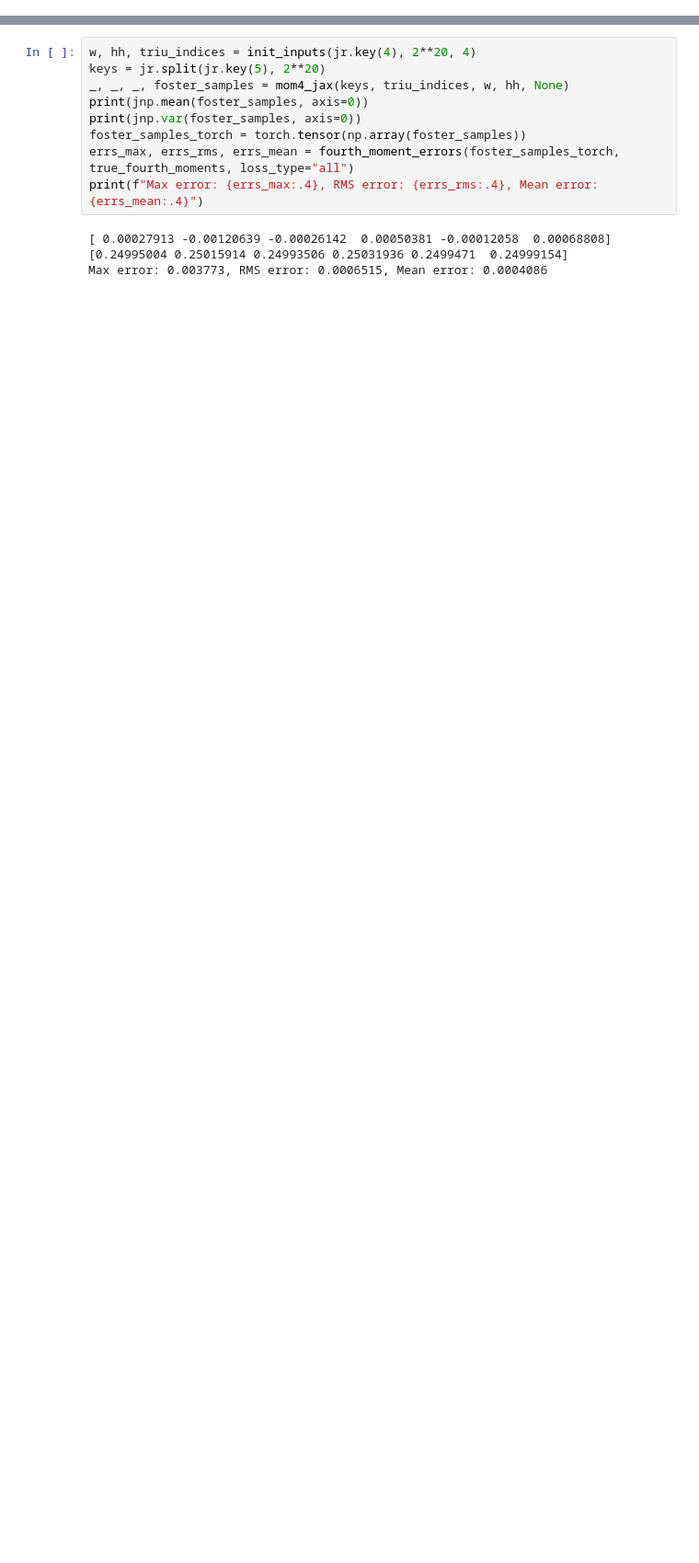
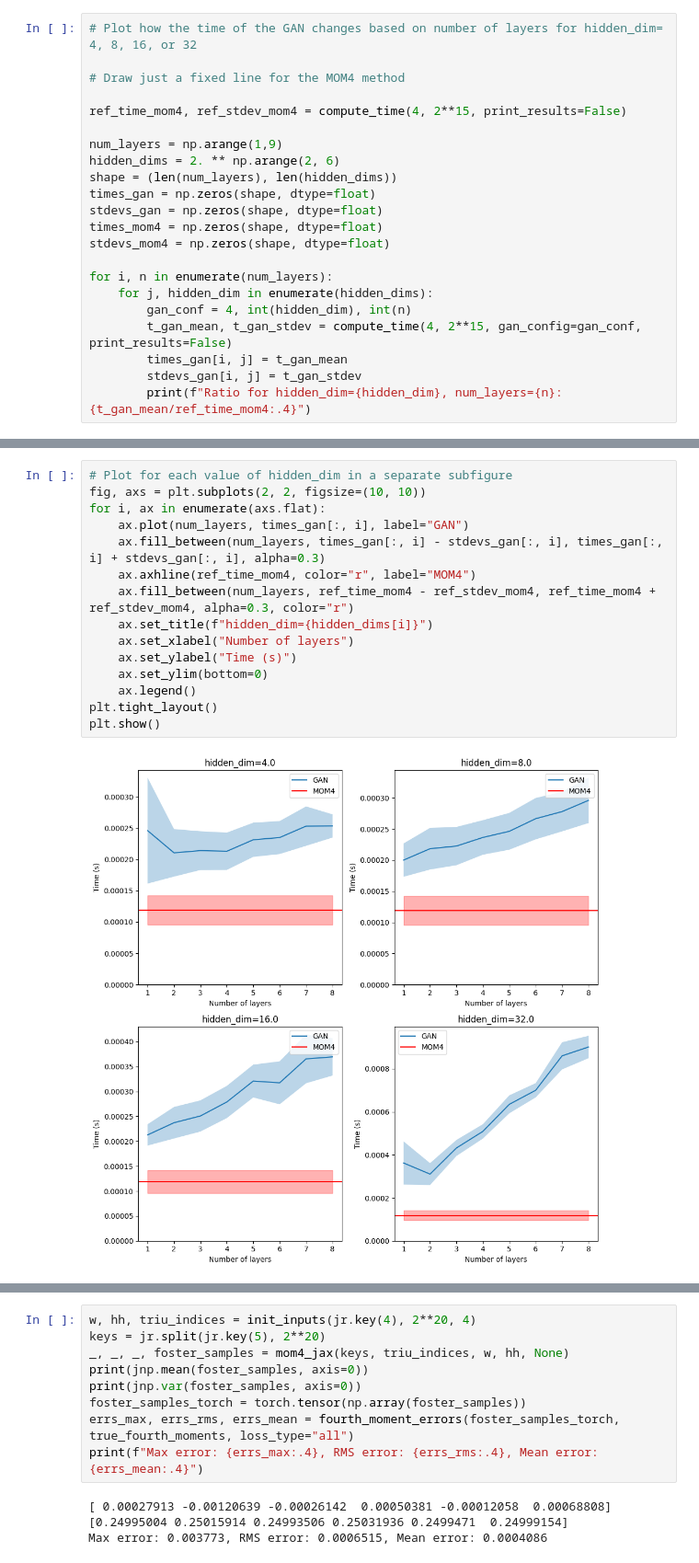
Before and after one commit to andyElking/LevyGAN, a Jupyter notebook: src/jax_model/stuff.ipynb, the cells around one changed output, grey strips where cells are left out. Shown at 92% size. Cells and saved outputs as stored; diff of their text form; blank space fills up the shorter version.

```diff
--- a/src/jax_model/stuff.ipynb
+++ b/src/jax_model/stuff.ipynb
@@ -138,0 +137,22 @@ Ratio for bm_dim=11: without hh: 9.724, with hh: 8.865
+# %%
+# Plot how the time of the GAN changes based on number of layers for hidden_dim= 4, 8, 16, or 32
+
+# Draw just a fixed line for the MOM4 method
+
+ref_time_mom4, ref_stdev_mom4 = compute_time(4, 2**15, print_results=False)
+
+num_layers = np.arange(1,9)
+hidden_dims = 2. ** np.arange(2, 6)
+shape = (len(num_layers), len(hidden_dims))
+times_gan = np.zeros(shape, dtype=float)
+stdevs_gan = np.zeros(shape, dtype=float)
+times_mom4 = np.zeros(shape, dtype=float)
+stdevs_mom4 = np.zeros(shape, dtype=float)
+
+for i, n in enumerate(num_layers):
+    for j, hidden_dim in enumerate(hidden_dims):
+        gan_conf = 4, int(hidden_dim), int(n)
+        t_gan_mean, t_gan_stdev = compute_time(4, 2**15, gan_config=gan_conf, print_results=False)
+        times_gan[i, j] = t_gan_mean
+        stdevs_gan[i, j] = t_gan_stdev
+        print(f"Ratio for hidden_dim={hidden_dim}, num_layers={n}: {t_gan_mean/ref_time_mom4:.4}")
@@ -138,0 +177,17 @@ Ratio for bm_dim=11: without hh: 9.724, with hh: 8.865
+# %%
+# Plot for each value of hidden_dim in a separate subfigure
+fig, axs = plt.subplots(2, 2, figsize=(10, 10))
+for i, ax in enumerate(axs.flat):
+    ax.plot(num_layers, times_gan[:, i], label="GAN")
+    ax.fill_between(num_layers, times_gan[:, i] - stdevs_gan[:, i], times_gan[:, i] + stdevs_gan[:, i], alpha=0.3)
+    ax.axhline(ref_time_mom4, color="r", label="MOM4")
+    ax.fill_between(num_layers, ref_time_mom4 - ref_stdev_mom4, ref_time_mom4 + ref_stdev_mom4, alpha=0.3, color="r")
+    ax.set_title(f"hidden_dim={hidden_dims[i]}")
+    ax.set_xlabel("Number of layers")
+    ax.set_ylabel("Time (s)")
+    ax.set_ylim(bottom=0)
+    ax.legend()
+plt.tight_layout()
+plt.show()
+# %% [output]
+[figure, added]
```
Also changed, not shown: parts of 11 cells of this notebook.
